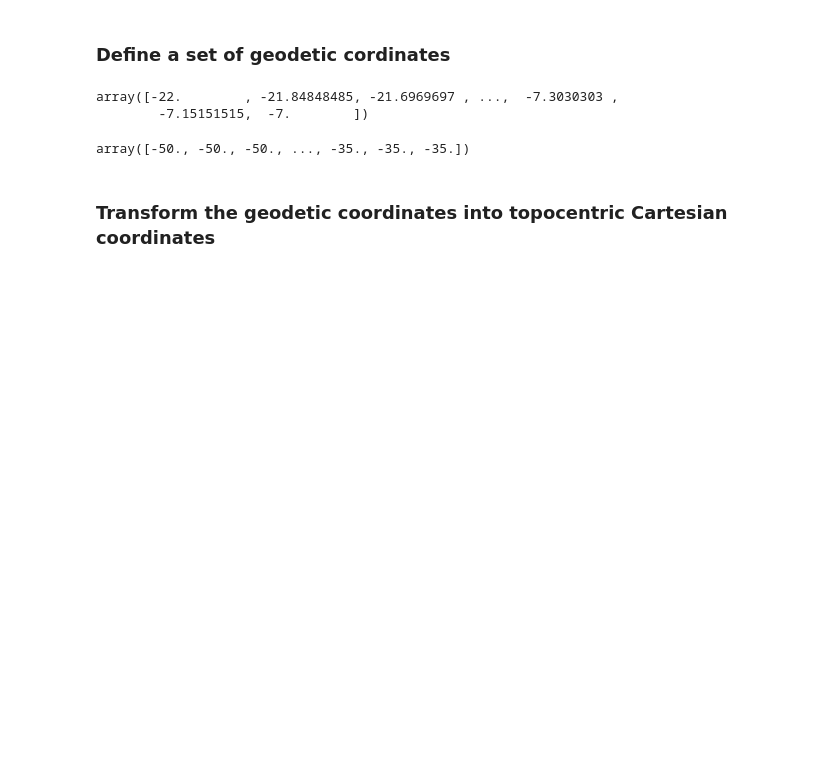
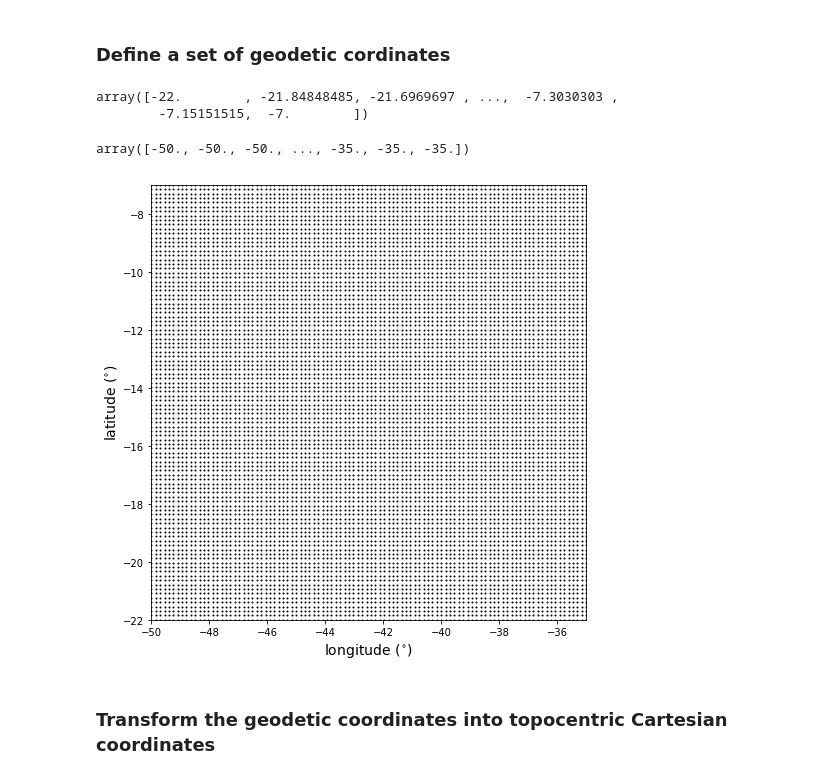
Before and after one commit to efrainlav/use-the-disturbance, a Jupyter notebook: code/gravity_modeling.ipynb, the cells around one changed output. Saved outputs shown, nothing was run; the diff lists cells and outputs as text; code cells hidden in the pictures; blank space fills up the shorter version.

```diff
--- a/code/gravity_modeling.ipynb
+++ b/code/gravity_modeling.ipynb
@@ -40,2 +44,13 @@ height_simulated_measurements = elipsoid + 500
+# %%
+plt.figure(figsize=(10,8))
+plt.axis('scaled')
+plt.plot(longitude, latitude, 'k.', markersize=2)
+plt.xlim(longitude_min, longitude_max)
+plt.ylim(latitude_min, latitude_max)
+plt.xlabel('longitude ($^{\circ}$)', fontsize=14)
+plt.ylabel('latitude ($^{\circ}$)', fontsize=14)
+plt.show()
+# %% [output]
+[figure, added]
 # %% [markdown]
 ### Transform the geodetic coordinates into topocentric Cartesian coordinates
```
Also changed, not shown: parts of 11 cells of this notebook, 4 other files.
